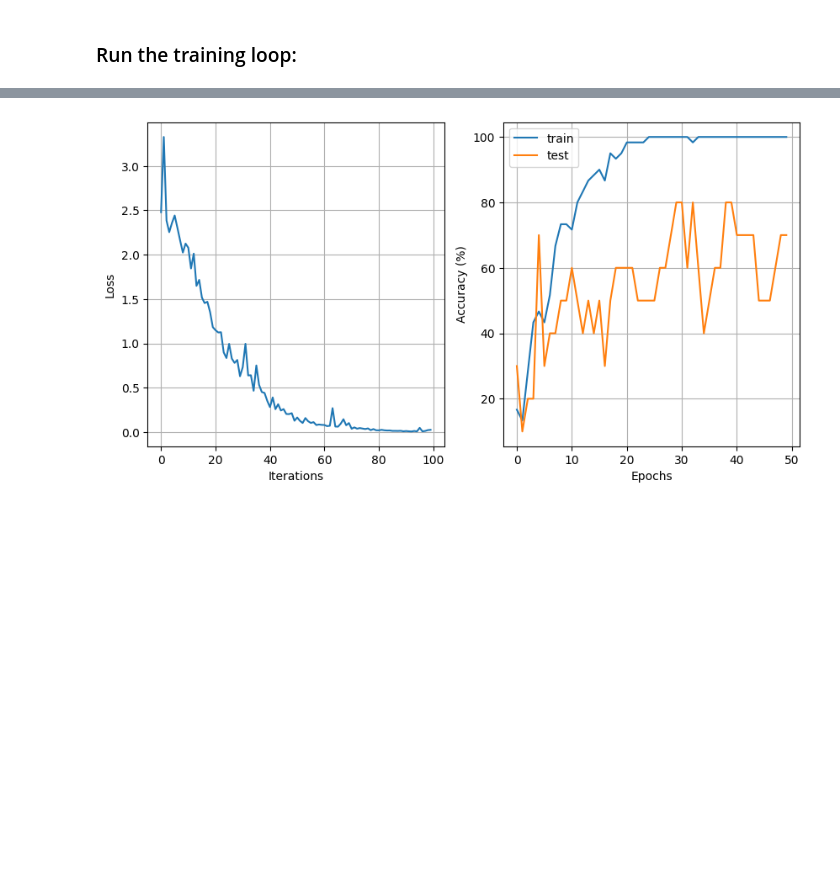
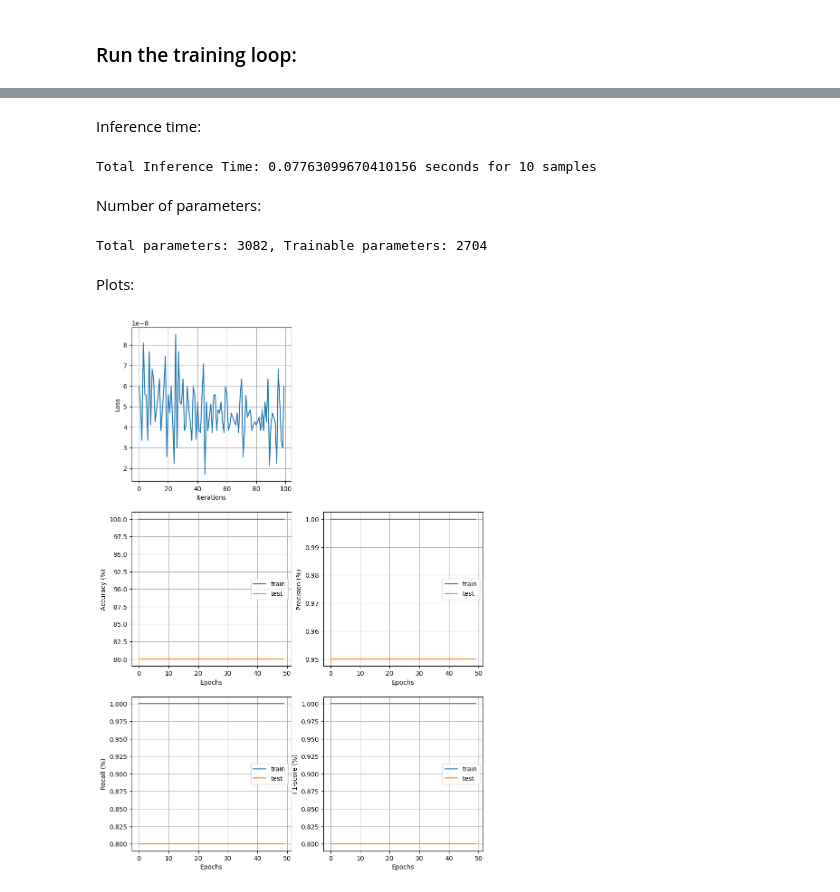
Before and after one commit to amar-mesic/ckan, a Jupyter notebook: experiments/setup.ipynb, the cells around one changed output, grey strips where cells are left out. Cells and saved outputs as stored; diff of their text form; code cells hidden in the pictures; blank space fills up the shorter version.

Commit message:
added new metrics + plots

```diff
--- a/experiments/setup.ipynb
+++ b/experiments/setup.ipynb
@@ -146,3 +176,23 @@ def evaluate_accuracy(data_loader, net, device=torch.device('cuda:0')):
+# %%
+# Losses and training times
+train_losses = []
+epoch_times = []
+
+# Accuracies
+train_accs = []
+test_accs = []
+
+# Precisions
+train_precs = []
+test_precs = []
+
+# Recalls
+train_recs = []
+test_recs = []
+
+# F1-scores
+train_f1s = []
+test_f1s = []
 # %% [markdown]
 ### Run the training loop:
 # %%
@@ -232,21 +290,68 @@ TODO: add more visualizations
+# %% [markdown]
+Inference time:
+# %%
+net.eval()
+start_time = time.time()
+
+with torch.no_grad():
+    for inputs, _ in test_loader:
+        inputs = inputs.to(device)
+        outputs = net(inputs)
+
+end_time = time.time()
+inference_time = end_time - start_time
+print(f'Total Inference Time: {inference_time} seconds for {len(test_loader.dataset)} samples')
+# %% [output]
+Total Inference Time: 0.07763099670410156 seconds for 10 samples
+# %% [markdown]
+Number of parameters:
+# %%
+total_params = sum(p.numel() for p in net.parameters())
+trainable_params = sum(p.numel() for p in net.parameters() if p.requires_grad)
+print(f'Total parameters: {total_params}, Trainable parameters: {trainable_params}')
+# %% [output]
+Total parameters: 3082, Trainable parameters: 2704
+# %% [markdown]
+Plots:
 # %%
 # Assuming 'train_losses' is a list of tensors
 train_losses_detached = [loss.detach().cpu().numpy() for loss in train_losses]
 
-plt.figure(figsize=(10, 5))
-plt.subplot(1, 2, 1)
+plt.figure(figsize=(10, 15))
+plt.subplot(3, 2, 1)
 plt.xlabel('Iterations')
 plt.ylabel('Loss')
 plt.plot(train_losses_detached)  # Use the detached list of numpy arrays
 plt.grid()
 
-# Assuming you have additional plots or other code to follow
-plt.subplot(1, 2, 2)
+plt.subplot(3, 2, 3)
 plt.xlabel('Epochs')
 plt.ylabel('Accuracy (%)')
 plt.plot(train_accs, label = 'train')
 plt.plot(test_accs, label = 'test')
 plt.legend()
 plt.grid()
+plt.subplot(3, 2, 4)
+plt.xlabel('Epochs')
+plt.ylabel('Precision (%)')
+plt.plot(train_precs, label = 'train')
+plt.plot(test_precs, label = 'test')
+plt.legend()
+plt.grid()
+
+plt.subplot(3, 2, 5)
+plt.xlabel('Epochs')
+plt.ylabel('Recall (%)')
+plt.plot(train_recs, label = 'train')
+plt.plot(test_recs, label = 'test')
+plt.legend()
+plt.grid()
+plt.subplot(3, 2, 6)
+plt.xlabel('Epochs')
+plt.ylabel('F1-score (%)')
+plt.plot(train_f1s, label = 'train')
+plt.plot(test_f1s, label = 'test')
+plt.legend()
+plt.grid()
 # %% [output]
-[figure, old version]
+[figure, new version]
```
Also changed, not shown: parts of 10 cells of this notebook.
